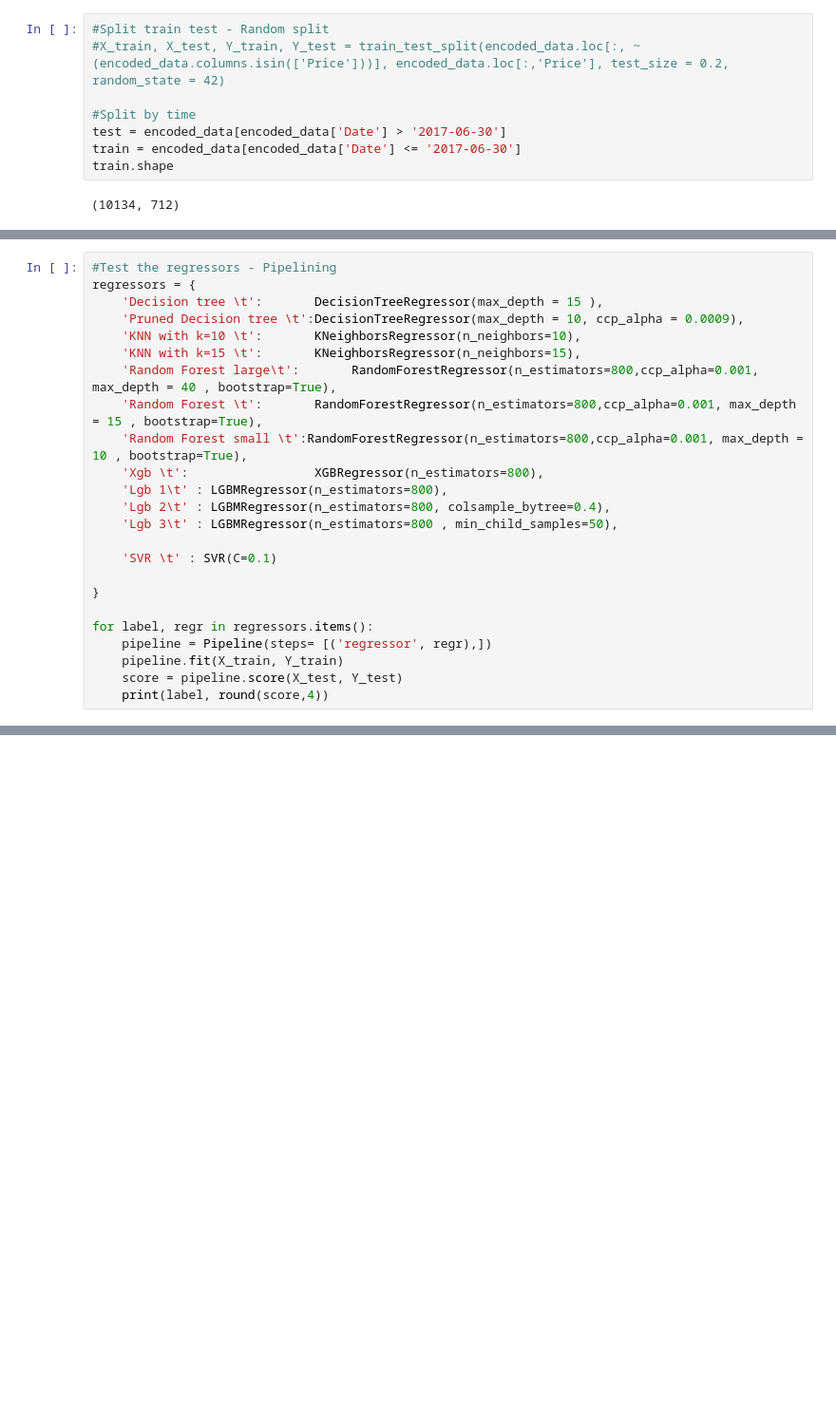
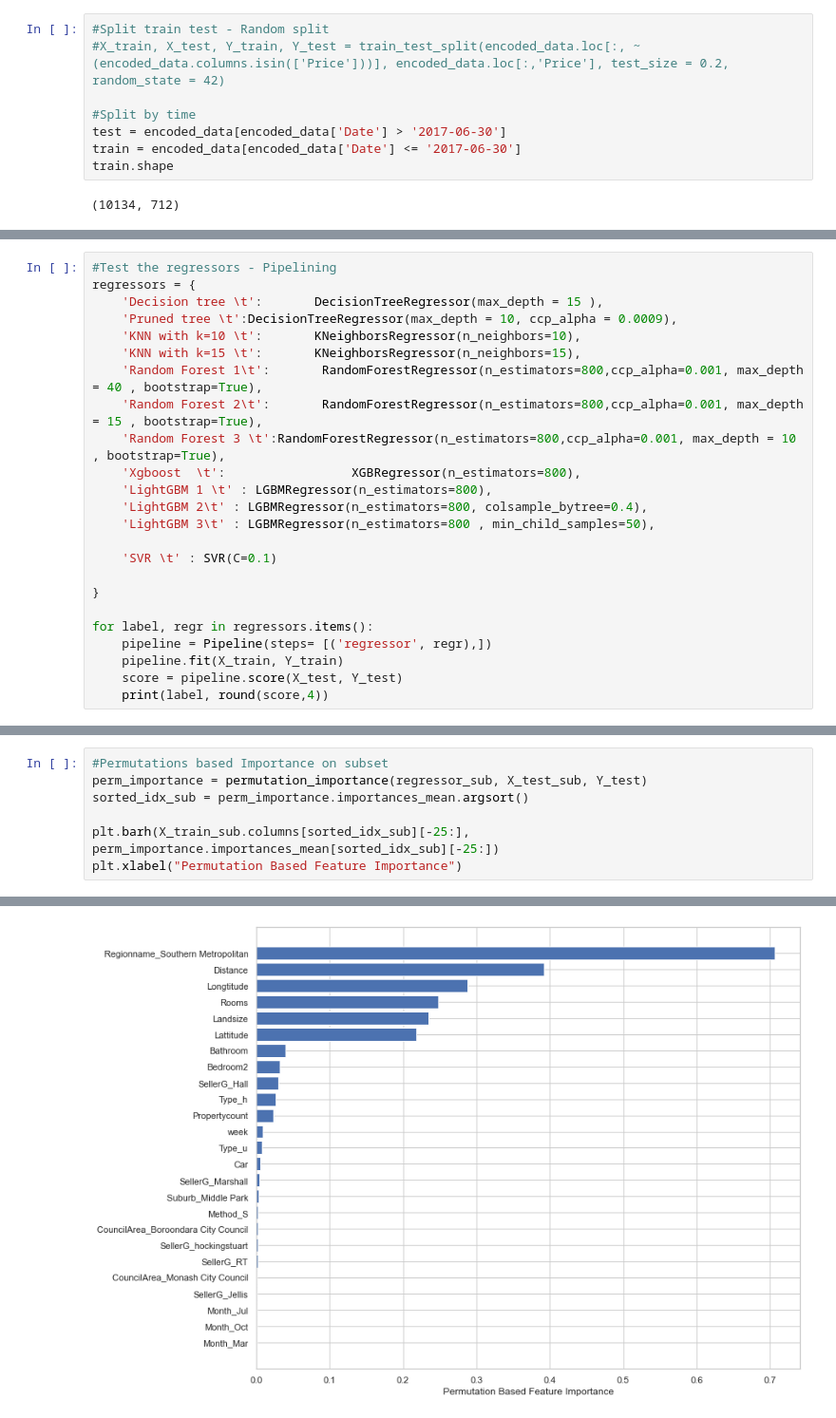
Before and after one commit to abhinav-sharma-6167/DS-Python-Project, a Jupyter notebook: Python Project - Melbourne Housing Analysis.ipynb, the cells around one changed output, grey strips where cells are left out. Shown at 95% size. Drawn from its saved outputs; the diff is of its cells as text; blank space fills up the shorter version.

```diff
--- a/Python Project - Melbourne Housing Analysis.ipynb
+++ b/Python Project - Melbourne Housing Analysis.ipynb
@@ -526,16 +569,16 @@ Index([], dtype='object')
 #Test the regressors - Pipelining
 regressors = {
     'Decision tree \t':       DecisionTreeRegressor(max_depth = 15 ),
-    'Pruned Decision tree \t':DecisionTreeRegressor(max_depth = 10, ccp_alpha = 0.0009),
+    'Pruned tree \t':DecisionTreeRegressor(max_depth = 10, ccp_alpha = 0.0009),
     'KNN with k=10 \t':       KNeighborsRegressor(n_neighbors=10),
     'KNN with k=15 \t':       KNeighborsRegressor(n_neighbors=15),
-    'Random Forest large\t':       RandomForestRegressor(n_estimators=800,ccp_alpha=0.001, max_depth = 40 , bootstrap=True),
-    'Random Forest \t':       RandomForestRegressor(n_estimators=800,ccp_alpha=0.001, max_depth = 15 , bootstrap=True),
-    'Random Forest small \t':RandomForestRegressor(n_estimators=800,ccp_alpha=0.001, max_depth = 10 , bootstrap=True),
-    'Xgb \t':                 XGBRegressor(n_estimators=800),
-    'Lgb 1\t' : LGBMRegressor(n_estimators=800),
-    'Lgb 2\t' : LGBMRegressor(n_estimators=800, colsample_bytree=0.4),
-    'Lgb 3\t' : LGBMRegressor(n_estimators=800 , min_child_samples=50),
+    'Random Forest 1\t':       RandomForestRegressor(n_estimators=800,ccp_alpha=0.001, max_depth = 40 , bootstrap=True),
+    'Random Forest 2\t':       RandomForestRegressor(n_estimators=800,ccp_alpha=0.001, max_depth = 15 , bootstrap=True),
+    'Random Forest 3 \t':RandomForestRegressor(n_estimators=800,ccp_alpha=0.001, max_depth = 10 , bootstrap=True),
+    'Xgboost  \t':                 XGBRegressor(n_estimators=800),
+    'LightGBM 1 \t' : LGBMRegressor(n_estimators=800),
+    'LightGBM 2\t' : LGBMRegressor(n_estimators=800, colsample_bytree=0.4),
+    'LightGBM 3\t' : LGBMRegressor(n_estimators=800 , min_child_samples=50),
 
     'SVR \t' : SVR(C=0.1)
 
@@ -565,0 +634,8 @@ SVR      -0.0878
+# %%
+#Permutations based Importance on subset
+perm_importance = permutation_importance(regressor_sub, X_test_sub, Y_test)
+sorted_idx_sub = perm_importance.importances_mean.argsort()
+
+plt.barh(X_train_sub.columns[sorted_idx_sub][-25:], perm_importance.importances_mean[sorted_idx_sub][-25:])
+plt.xlabel("Permutation Based Feature Importance")
+# %% [output]
@@ -565,0 +643 @@ SVR      -0.0878
+[figure, added]
```
Also changed, not shown: parts of 36 cells of this notebook.
